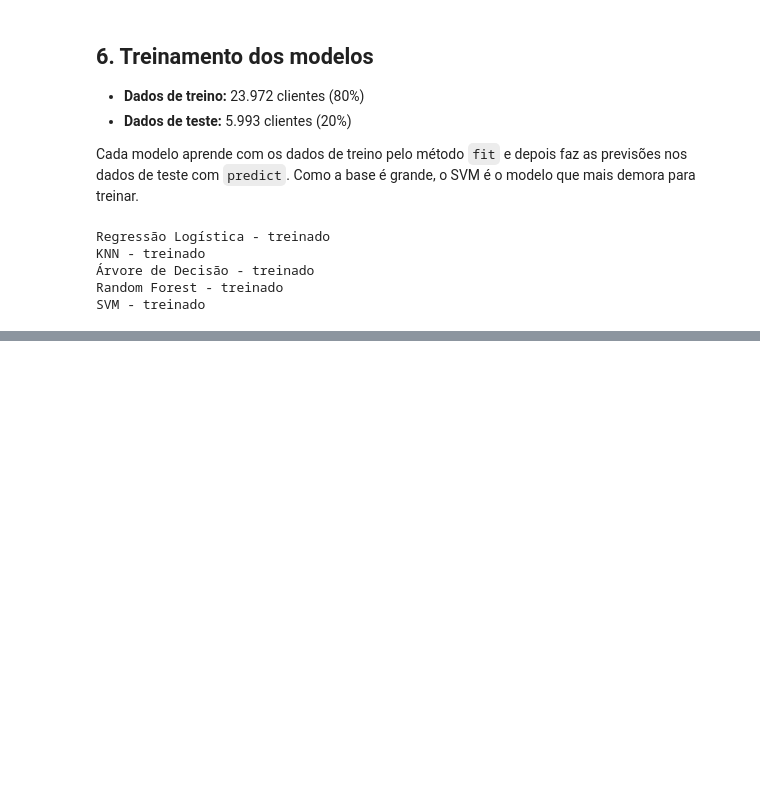
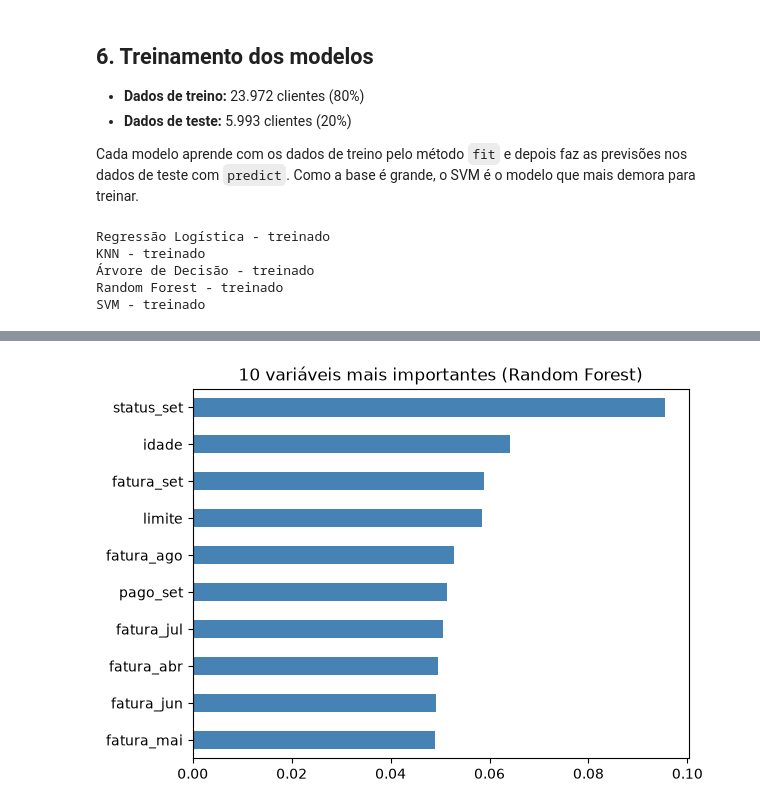
Before and after one commit to JlucasFaria/projeto-ml, a Jupyter notebook: notebooks/02_inadimplencia.ipynb, the cells around one changed output, grey strips where cells are left out. Drawn from its saved outputs; the diff is of its cells as text; code cells hidden in the pictures; blank space fills up the shorter version.

```diff
--- a/notebooks/02_inadimplencia.ipynb
+++ b/notebooks/02_inadimplencia.ipynb
@@ -318,0 +393,8 @@ SVM - treinado
+# %%
+# variaveis mais importantes para o random forest
+importancia = pd.Series(modelos['Random Forest'].feature_importances_, index=X.columns)
+importancia.sort_values().tail(10).plot(kind='barh', color='steelblue')
+plt.title('10 variáveis mais importantes (Random Forest)')
+plt.show()
+# %% [output]
+[figure, added]
```
Also changed, not shown: parts of 6 cells of this notebook.
